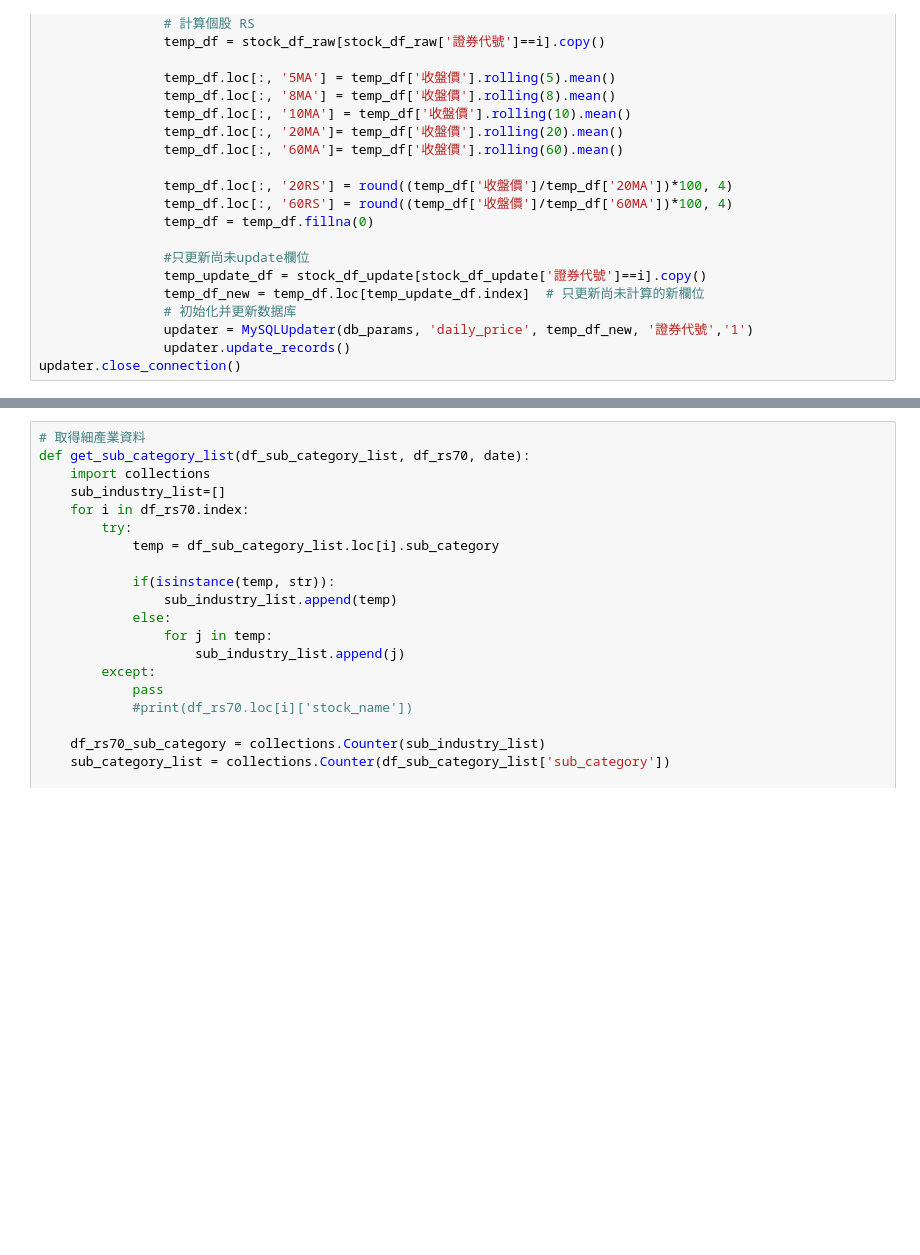
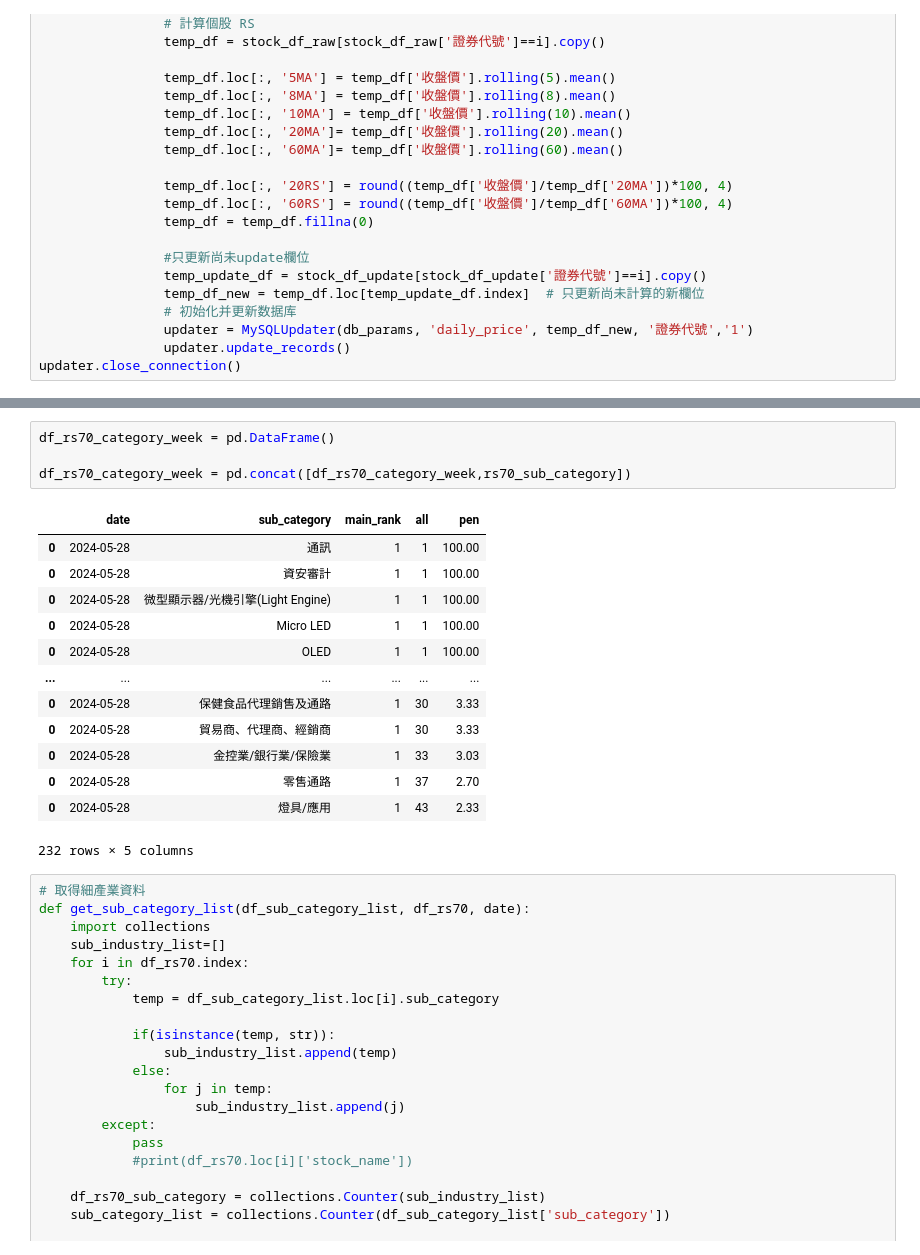
Before and after one commit to mulderfang/stock, a Jupyter notebook: 資料寫入mysql.ipynb, the cells around one changed output, grey strips where cells are left out. Drawn from its saved outputs; the diff is of its cells as text; blank space fills up the shorter version.

```diff
--- a/資料寫入mysql.ipynb
+++ b/資料寫入mysql.ipynb
@@ -223,3 +409,21 @@ updater.close_connection()
+# %%
+df_rs70_category_week = pd.DataFrame()
+
+df_rs70_category_week = pd.concat([df_rs70_category_week,rs70_sub_category])
+# %% [output]
+|  | date | sub_category | main_rank | all | pen |
+| 0 | 2024-05-28 | 通訊 | 1 | 1 | 100.00 |
+| 0 | 2024-05-28 | 資安審計 | 1 | 1 | 100.00 |
+| 0 | 2024-05-28 | 微型顯示器/光機引擎(Light Engine) | 1 | 1 | 100.00 |
+| 0 | 2024-05-28 | Micro LED | 1 | 1 | 100.00 |
+| 0 | 2024-05-28 | OLED | 1 | 1 | 100.00 |
+| ... | ... | ... | ... | ... | ... |
+| 0 | 2024-05-28 | 保健食品代理銷售及通路 | 1 | 30 | 3.33 |
+| 0 | 2024-05-28 | 貿易商、代理商、經銷商 | 1 | 30 | 3.33 |
+| 0 | 2024-05-28 | 金控業/銀行業/保險業 | 1 | 33 | 3.03 |
+| 0 | 2024-05-28 | 零售通路 | 1 | 37 | 2.70 |
+| 0 | 2024-05-28 | 燈具/應用 | 1 | 43 | 2.33 |
+232 rows × 5 columns
 # %%
 # 取得細產業資料
 def get_sub_category_list(df_sub_category_list, df_rs70, date):
```
Also changed, not shown: parts of 10 cells of this notebook.
